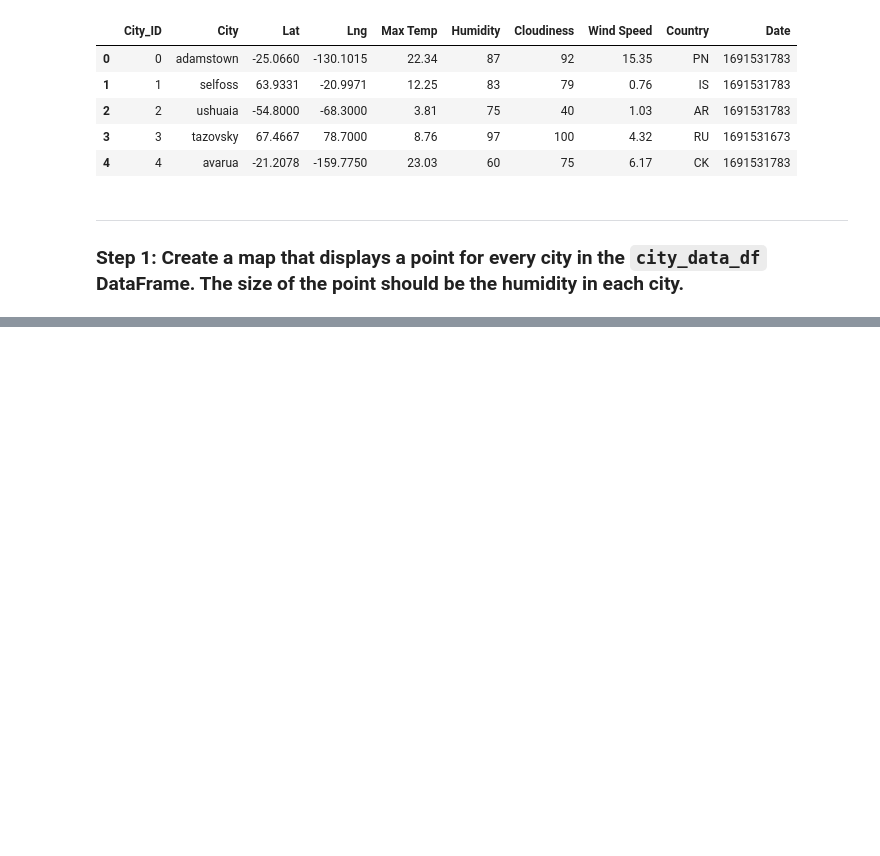
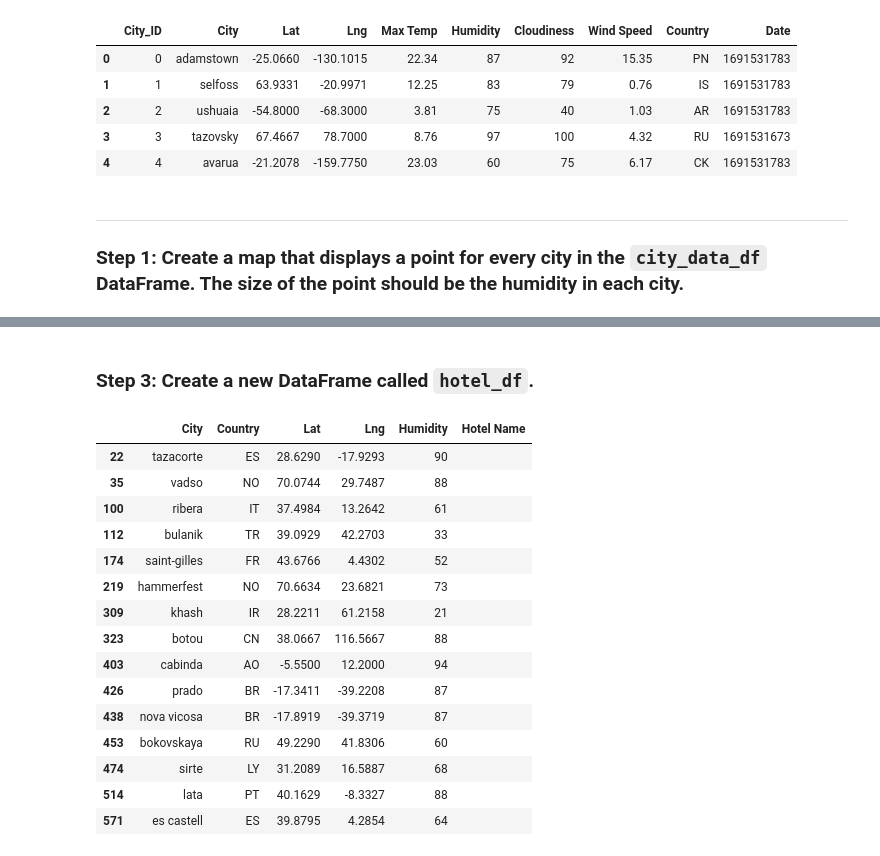
Before and after one commit to keenet1/python-api-challenge, a Jupyter notebook: WeatherPy/VacationPy.ipynb, the cells around one changed output, grey strips where cells are left out. Saved outputs shown, nothing was run; the diff lists cells and outputs as text; code cells hidden in the pictures; blank space fills up the shorter version.

```diff
--- a/WeatherPy/VacationPy.ipynb
+++ b/WeatherPy/VacationPy.ipynb
@@ -41,0 +86,28 @@ city_data_df.head()
+# %% [markdown]
+### Step 3: Create a new DataFrame called `hotel_df`.
+# %%
+# Use the Pandas copy function to create DataFrame called hotel_df to store the city, country, coordinates, and humidity
+hotel_df = city_data_df[["City", "Country", "Lat", "Lng", "Humidity"]].copy()
+
+# Add an empty column, "Hotel Name," to the DataFrame so you can store the hotel found using the Geoapify API
+hotel_df["Hotel Name"] = ""
+
+# Display sample data
+hotel_df
+# %% [output]
+|  | City | Country | Lat | Lng | Humidity | Hotel Name |
+| 22 | tazacorte | ES | 28.6290 | -17.9293 | 90 |  |
+| 35 | vadso | NO | 70.0744 | 29.7487 | 88 |  |
+| 100 | ribera | IT | 37.4984 | 13.2642 | 61 |  |
+| 112 | bulanik | TR | 39.0929 | 42.2703 | 33 |  |
+| 174 | saint-gilles | FR | 43.6766 | 4.4302 | 52 |  |
+| 219 | hammerfest | NO | 70.6634 | 23.6821 | 73 |  |
+| 309 | khash | IR | 28.2211 | 61.2158 | 21 |  |
+| 323 | botou | CN | 38.0667 | 116.5667 | 88 |  |
+| 403 | cabinda | AO | -5.5500 | 12.2000 | 94 |  |
+| 426 | prado | BR | -17.3411 | -39.2208 | 87 |  |
+| 438 | nova vicosa | BR | -17.8919 | -39.3719 | 87 |  |
+| 453 | bokovskaya | RU | 49.2290 | 41.8306 | 60 |  |
+| 474 | sirte | LY | 31.2089 | 16.5887 | 68 |  |
+| 514 | lata | PT | 40.1629 | -8.3327 | 88 |  |
+| 571 | es castell | ES | 39.8795 | 4.2854 | 64 |  |
```
Also changed, not shown: parts of 9 cells of this notebook.
